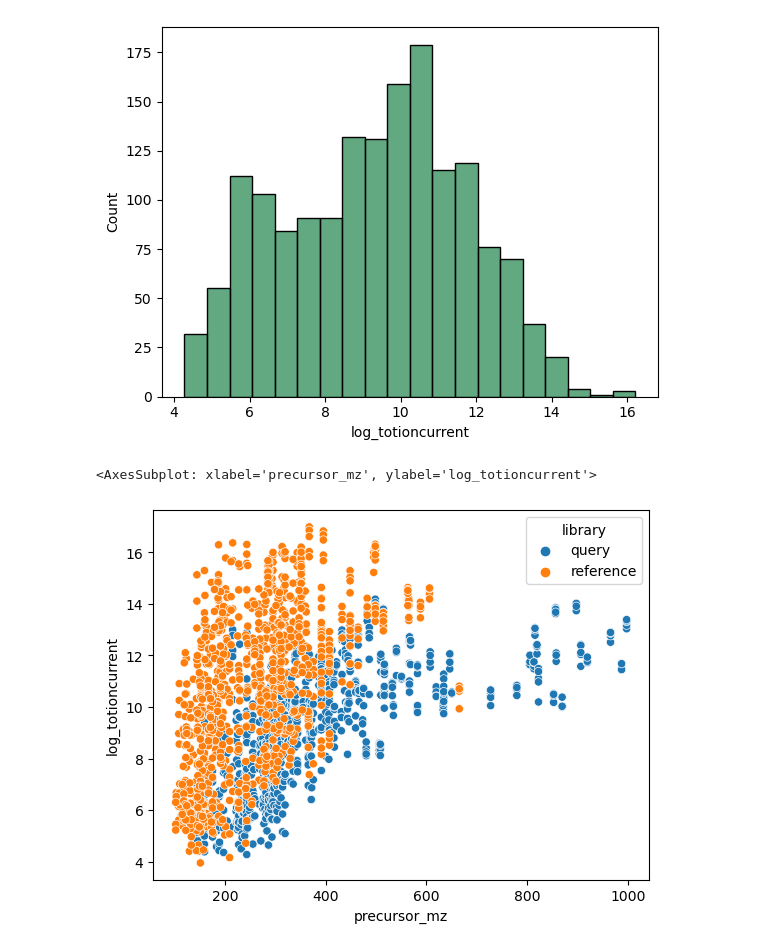
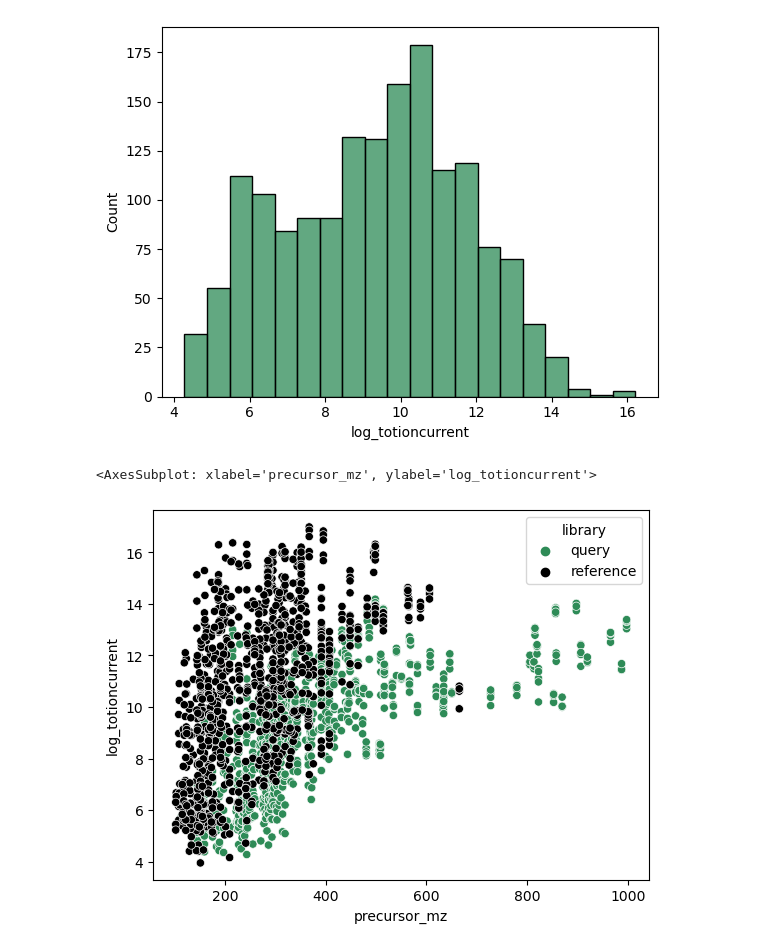
Before and after one commit to mmattano/SimilarityHackathon, a Jupyter notebook: notebooks/DataVisualization.ipynb, the cells around one changed output. Drawn from its saved outputs; the diff is of its cells as text; code cells hidden in the pictures.

```diff
--- a/notebooks/DataVisualization.ipynb
+++ b/notebooks/DataVisualization.ipynb
@@ -254,7 +240,7 @@ sns.histplot(Q, x="log_totioncurrent", color=default_color)
 <AxesSubplot: xlabel='log_totioncurrent', ylabel='Count'>
 [figure]
 # %%
-sns.scatterplot(data=M, y="log_totioncurrent", x="precursor_mz", hue="library")
+sns.scatterplot(data=M, y="log_totioncurrent", x="precursor_mz", hue="library", palette=[default_color, "black"])
 # %% [output]
 <AxesSubplot: xlabel='precursor_mz', ylabel='log_totioncurrent'>
-[figure, old version]
+[figure, new version]
```
Also changed, not shown: parts of 4 cells of this notebook.
